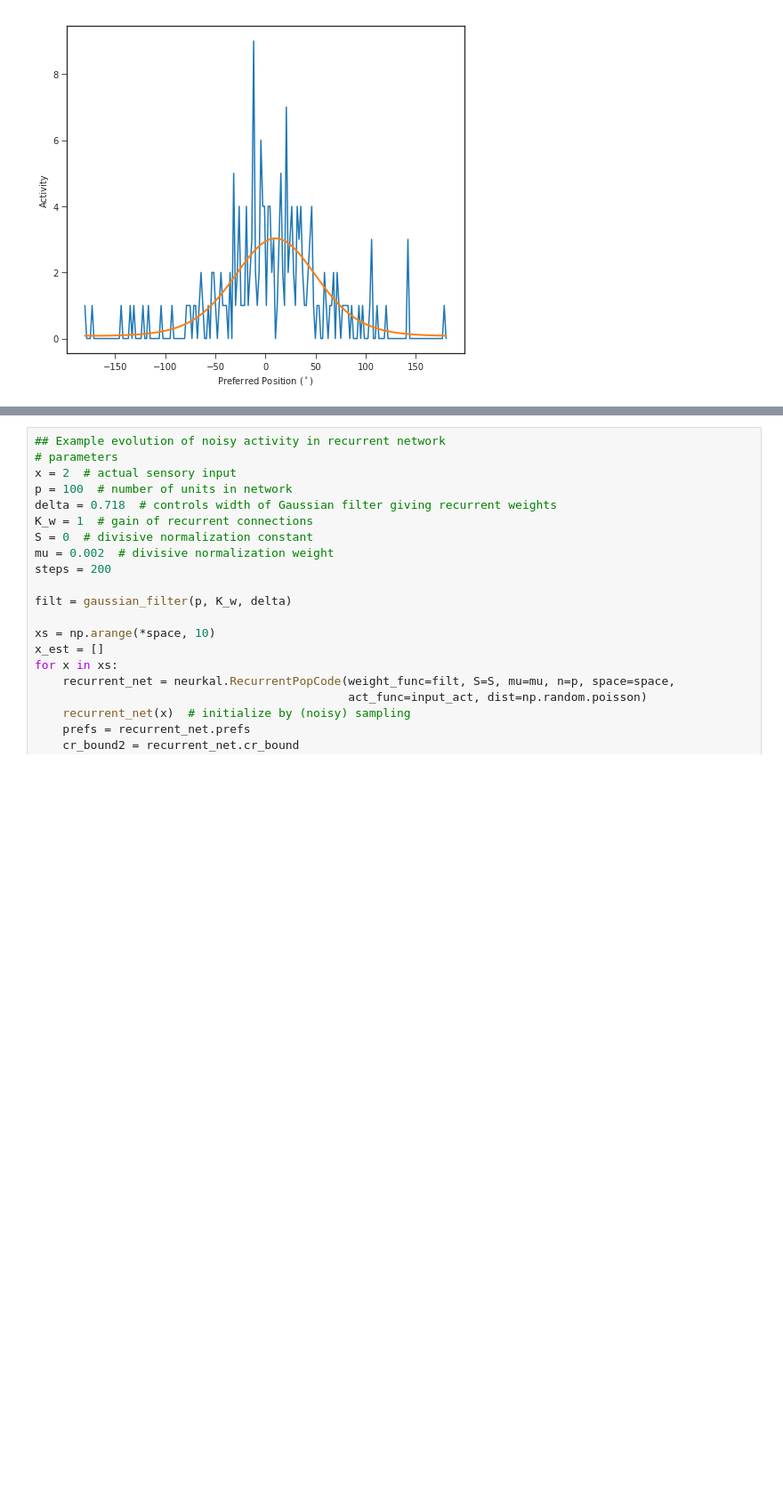
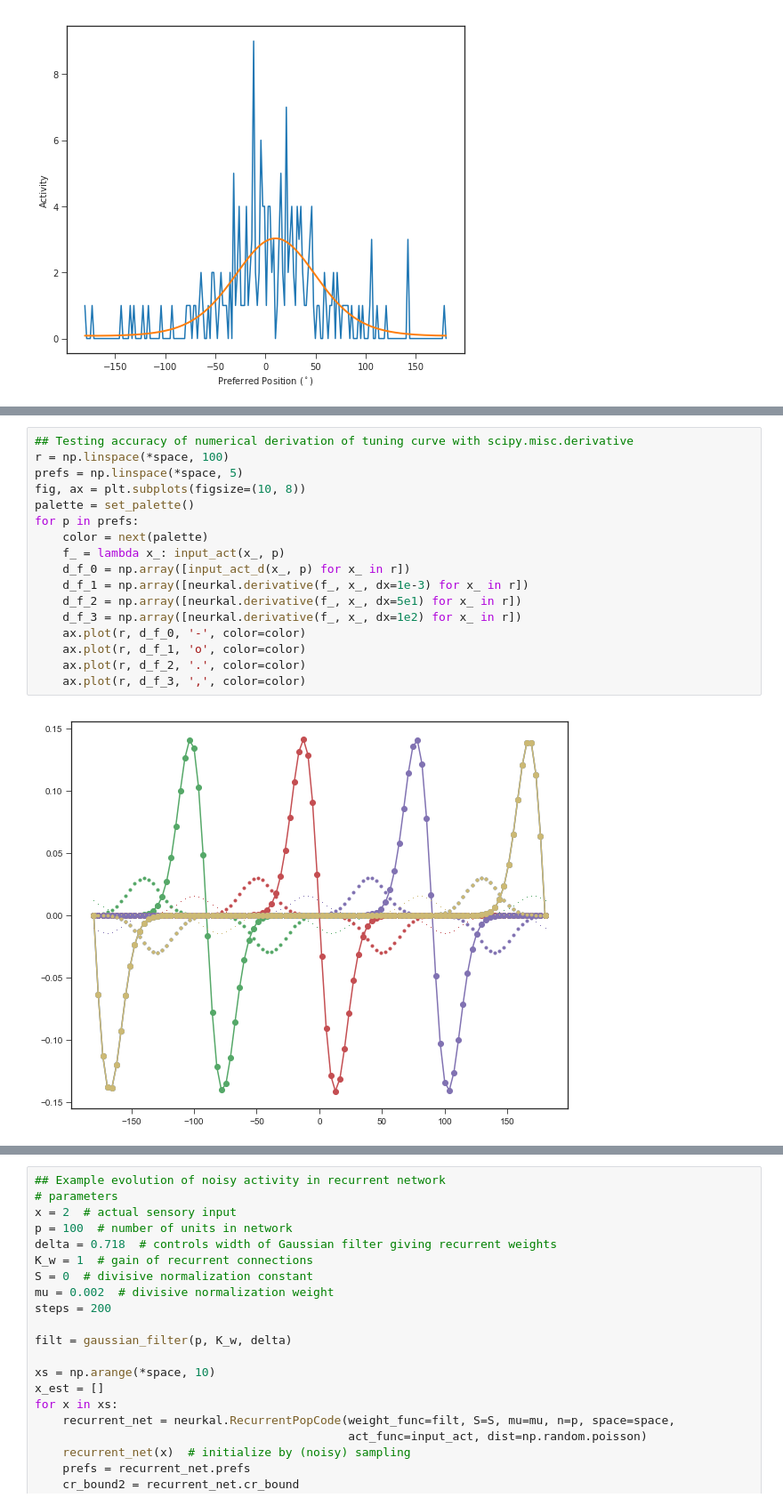
Before and after one commit to mlprt/neurkal, a Jupyter notebook: exploration.ipynb, the cells around one changed output, grey strips where cells are left out. Shown at 89% size. Saved outputs shown, nothing was run; the diff lists cells and outputs as text; blank space fills up the shorter version.

Commit message:
Trying to compile derivative. Currently broken (passing function problems).

```diff
--- a/exploration.ipynb
+++ b/exploration.ipynb
@@ -82,0 +83,19 @@ for p in prefs:
+# %%
+## Testing accuracy of numerical derivation of tuning curve with scipy.misc.derivative
+r = np.linspace(*space, 100)
+prefs = np.linspace(*space, 5)
+fig, ax = plt.subplots(figsize=(10, 8))
+palette = set_palette()
+for p in prefs:
+    color = next(palette)
+    f_ = lambda x_: input_act(x_, p)
+    d_f_0 = np.array([input_act_d(x_, p) for x_ in r])
+    d_f_1 = np.array([neurkal.derivative(f_, x_, dx=1e-3) for x_ in r])
+    d_f_2 = np.array([neurkal.derivative(f_, x_, dx=5e1) for x_ in r])
+    d_f_3 = np.array([neurkal.derivative(f_, x_, dx=1e2) for x_ in r])
+    ax.plot(r, d_f_0, '-', color=color)
+    ax.plot(r, d_f_1, 'o', color=color)
+    ax.plot(r, d_f_2, '.', color=color)
+    ax.plot(r, d_f_3, ',', color=color)
+# %% [output]
+[figure, added]
```
Also changed, not shown: parts of 3 cells of this notebook, 2 other files.
